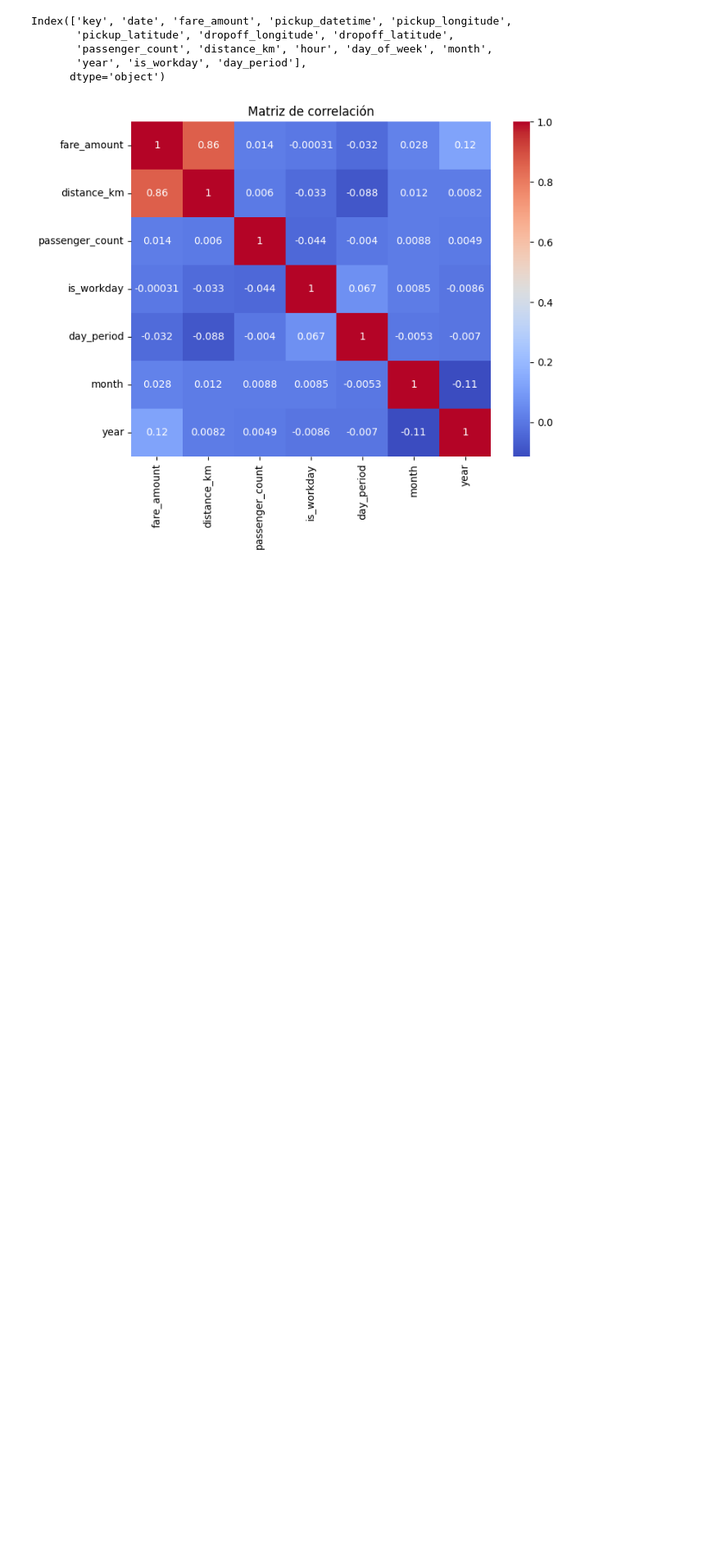
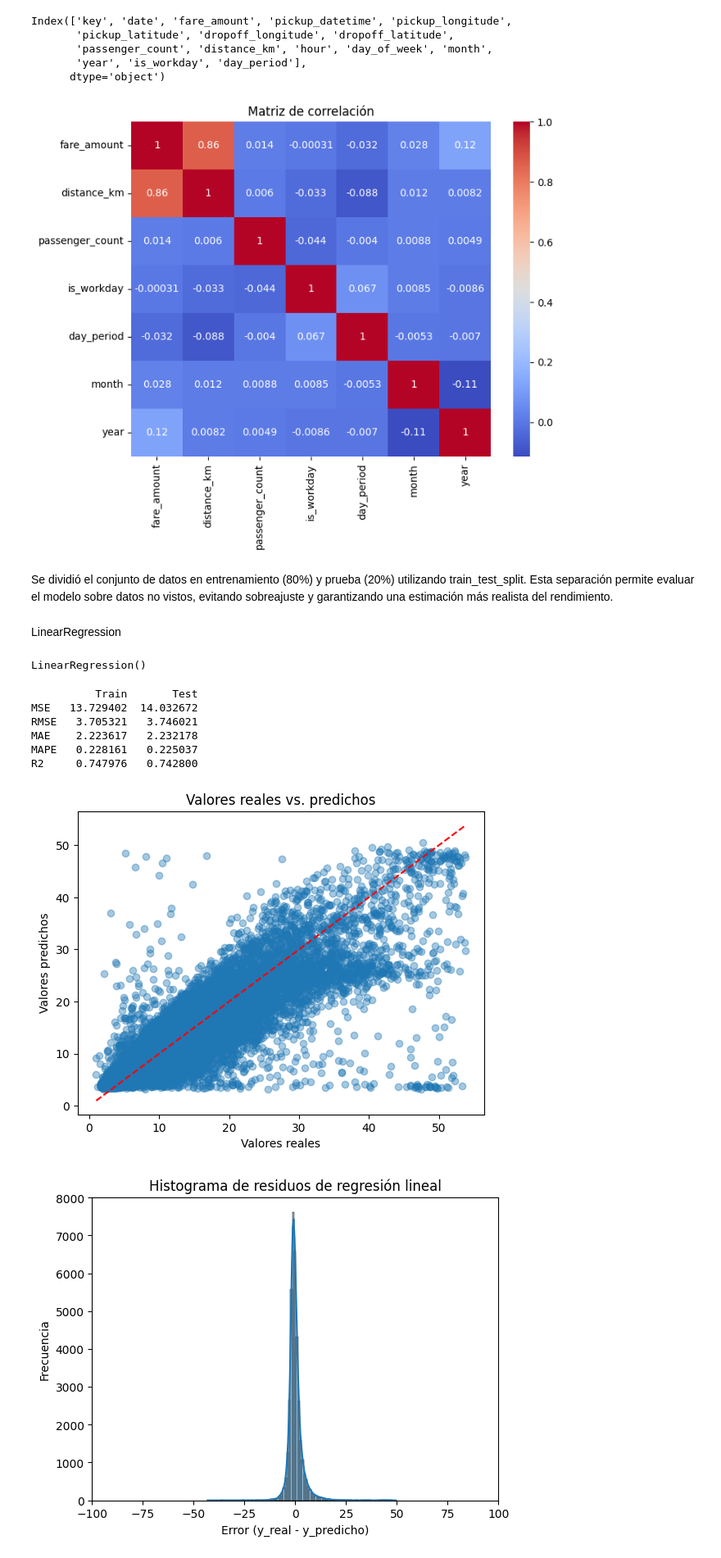
Before and after one commit to luciajaureguiheisterborg-eng/AA1-TUIA-2026C1-Jauregui-Narvaez-Nebbia, a Jupyter notebook: TP-regresion-AA1.ipynb, the cells around one changed output. Shown at 82% size. Cells and saved outputs as stored; diff of their text form; code cells hidden in the pictures; blank space fills up the shorter version.

Commit message:
Agrego analisis descriptivo y regresion lineal

```diff
--- a/TP-regresion-AA1.ipynb
+++ b/TP-regresion-AA1.ipynb
@@ -380,0 +432,2 @@ plt.show()
+# %% [markdown]
+Se dividió el conjunto de datos en entrenamiento (80%) y prueba (20%) utilizando train_test_split. Esta separación permite evaluar el modelo sobre datos no vistos, evitando sobreajuste y garantizando una estimación más realista del rendimiento.
@@ -380,0 +454,12 @@ plt.show()
+# %% [markdown]
+LinearRegression
+# %%
+
+modelo_lr = LinearRegression()
+
+modelo_lr.fit(X_train_scaled, y_train)
+# %% [output]
+LinearRegression()
+# %%
+y_pred_train = modelo_lr.predict(X_train_scaled)
+y_pred_test = modelo_lr.predict(X_test_scaled)
@@ -380,0 +484,39 @@ plt.show()
+# %%
+metricas = {
+    "MSE": {"Train": mse_train, "Test": mse_test},
+    "RMSE": {"Train": rmse_train, "Test": rmse_test},
+    "MAE": {"Train": mae_train, "Test": mae_test},
+    "MAPE": {"Train": mape_train, "Test": mape_test},
+    "R2": {"Train": r2_train, "Test": r2_test}
+}
+
+df_metricas = pd.DataFrame(metricas).T
+print(df_metricas)
+# %% [output]
+          Train       Test
+MSE   13.729402  14.032672
+RMSE   3.705321   3.746021
+MAE    2.223617   2.232178
+MAPE   0.228161   0.225037
+R2     0.747976   0.742800
+# %%
+# Gráfico: valores reales vs predichos
+plt.scatter(y_test, y_pred_test, alpha=0.4)
+plt.plot([y_test.min(), y_test.max()], [y_test.min(), y_test.max()], 'r--')
+plt.xlabel("Valores reales")
+plt.ylabel("Valores predichos")
+plt.title("Valores reales vs. predichos")
+plt.show()
+
+# Residuos
+residuos_reg = y_test - y_pred_test
+
+sns.histplot(residuos_reg, bins=100, alpha=0.5, kde=True)
+plt.title("Histograma de residuos de regresión lineal")
+plt.xlabel("Error (y_real - y_predicho)")
+plt.ylabel("Frecuencia")
+plt.xlim(-100, 100)
+plt.show()
+# %% [output]
+[figure, added]
+[figure, added]
```
Also changed, not shown: parts of 11 cells of this notebook.
